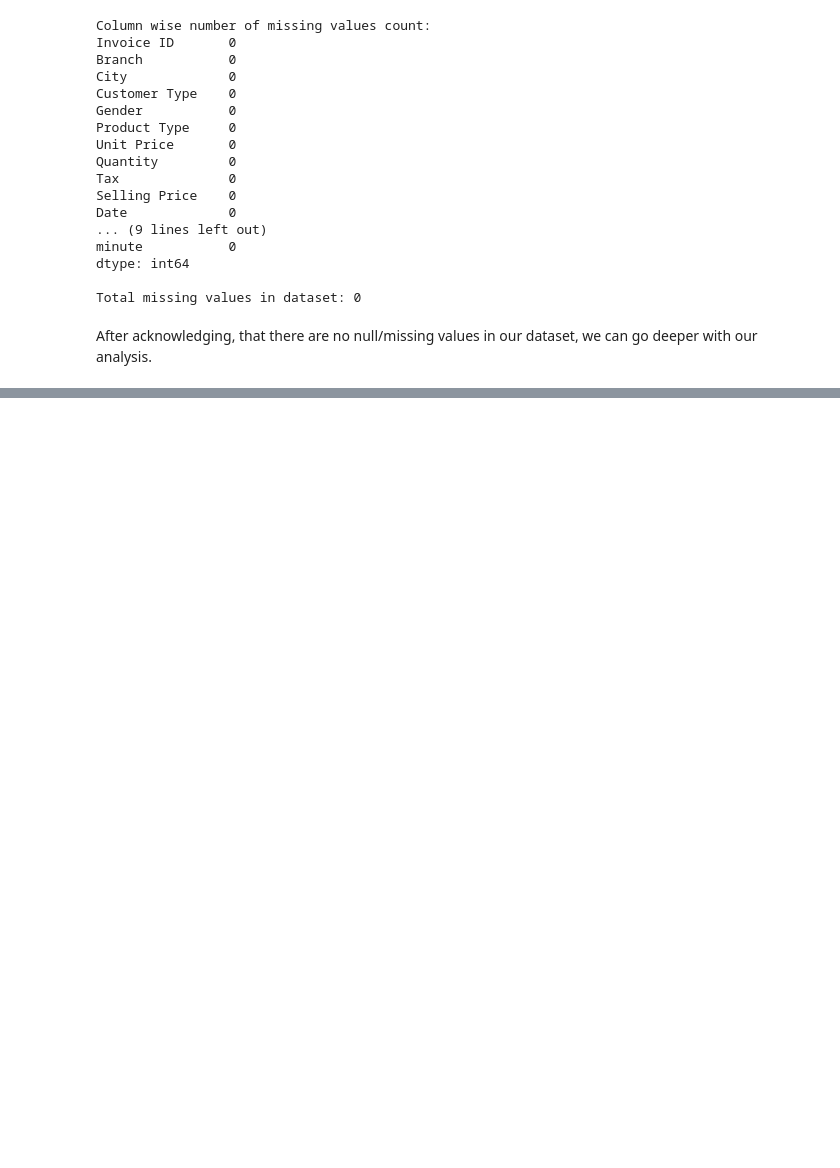
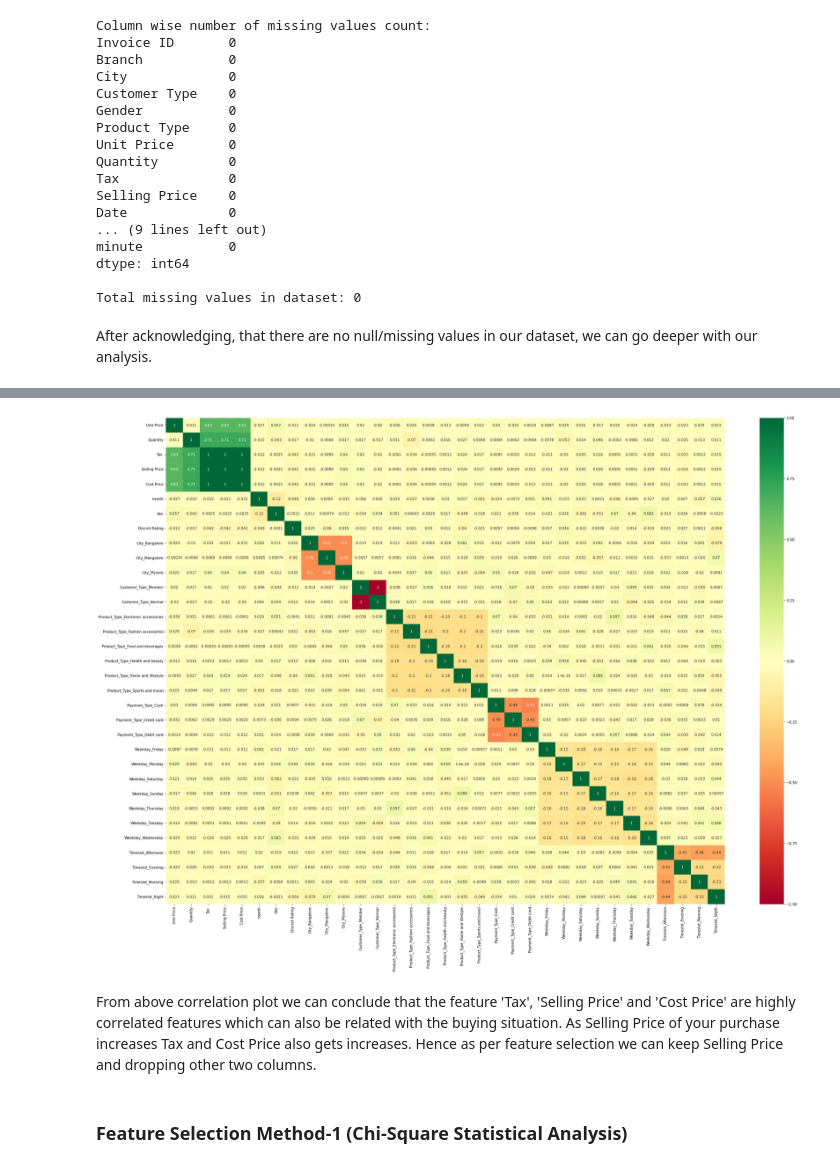
Before and after one commit to vipinindoria/super-market-sales-analytics, a Jupyter notebook: notebooks/SuperMarketSalesAnalytics.ipynb, the cells around one changed output, grey strips where cells are left out. Cells and saved outputs as stored; diff of their text form; code cells hidden in the pictures; blank space fills up the shorter version.

```diff
--- a/notebooks/SuperMarketSalesAnalytics.ipynb
+++ b/notebooks/SuperMarketSalesAnalytics.ipynb
@@ -1275,0 +456,7 @@ From the above plot we can see both `training` and `testing` accuracy `converges
+# %%
+# Split data into features and target, x=features and y=target
+y = data['Gender']
+x = data.drop('Gender',axis=1)
+# %%
+# Apply one hot encoding technique to convert categorical columns into numerical
+ohe_x = pd.get_dummies(x, prefix=['City', 'Customer_Type', 'Product_Type', 'Payment_Type', 'Weekday', 'Timeslot'])
@@ -1275,0 +508,13 @@ From the above plot we can see both `training` and `testing` accuracy `converges
+# %%
+#get correlations of each features in dataset
+corrmat = ohe_x.corr()
+top_corr_features = corrmat.index
+
+plt.figure(figsize=(35,25))
+
+#plot heat map
+g=sns.heatmap(ohe_x[top_corr_features].corr(),annot=True,cmap="RdYlGn")
+# %% [output]
+[figure, added]
+# %% [markdown]
+From above correlation plot we can conclude that the feature 'Tax', 'Selling Price' and 'Cost Price' are highly correlated features which can also be related with the buying situation. As Selling Price of your purchase increases Tax and Cost Price also gets increases. Hence as per feature selection we can keep Selling Price and dropping other two columns.
@@ -1275,0 +523,2 @@ From the above plot we can see both `training` and `testing` accuracy `converges
+# %% [markdown]
+### Feature Selection Method-1 (Chi-Square Statistical Analysis)
```
Also changed, not shown: parts of 113 cells of this notebook.
